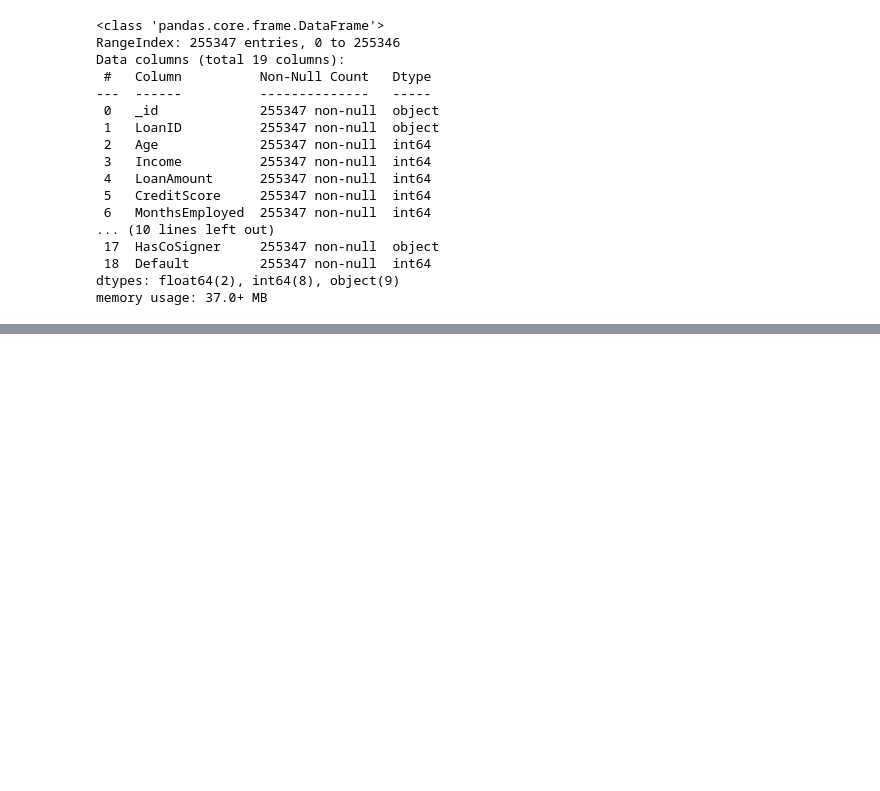
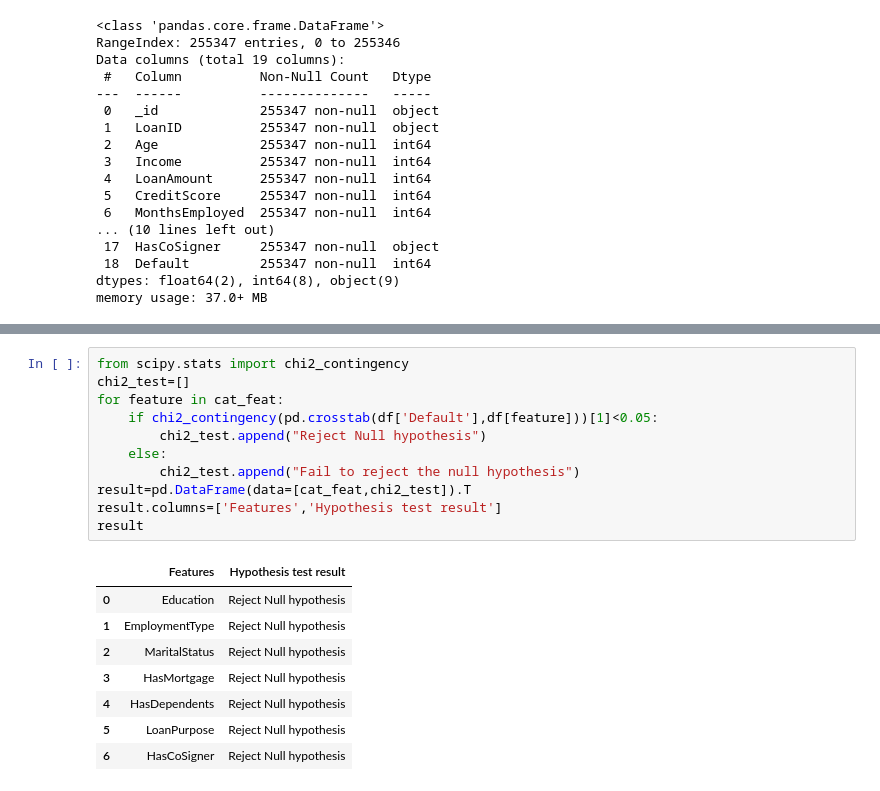
Before and after one commit to Jagadeesha89/loandefault, a Jupyter notebook: notebooks/test_data_pull.ipynb, the cells around one changed output, grey strips where cells are left out. Drawn from its saved outputs; the diff is of its cells as text; blank space fills up the shorter version.

```diff
--- a/notebooks/test_data_pull.ipynb
+++ b/notebooks/test_data_pull.ipynb
@@ -52,0 +113,20 @@ df
+# %%
+from scipy.stats import chi2_contingency
+chi2_test=[]
+for feature in cat_feat:
+    if chi2_contingency(pd.crosstab(df['Default'],df[feature]))[1]<0.05:
+        chi2_test.append("Reject Null hypothesis")
+    else:
+        chi2_test.append("Fail to reject the null hypothesis")
+result=pd.DataFrame(data=[cat_feat,chi2_test]).T
+result.columns=['Features','Hypothesis test result']
+result
+# %% [output]
+|  | Features | Hypothesis test result |
+| 0 | Education | Reject Null hypothesis |
+| 1 | EmploymentType | Reject Null hypothesis |
+| 2 | MaritalStatus | Reject Null hypothesis |
+| 3 | HasMortgage | Reject Null hypothesis |
+| 4 | HasDependents | Reject Null hypothesis |
+| 5 | LoanPurpose | Reject Null hypothesis |
+| 6 | HasCoSigner | Reject Null hypothesis |
```
Also changed, not shown: parts of 20 cells of this notebook, 15 other files.
